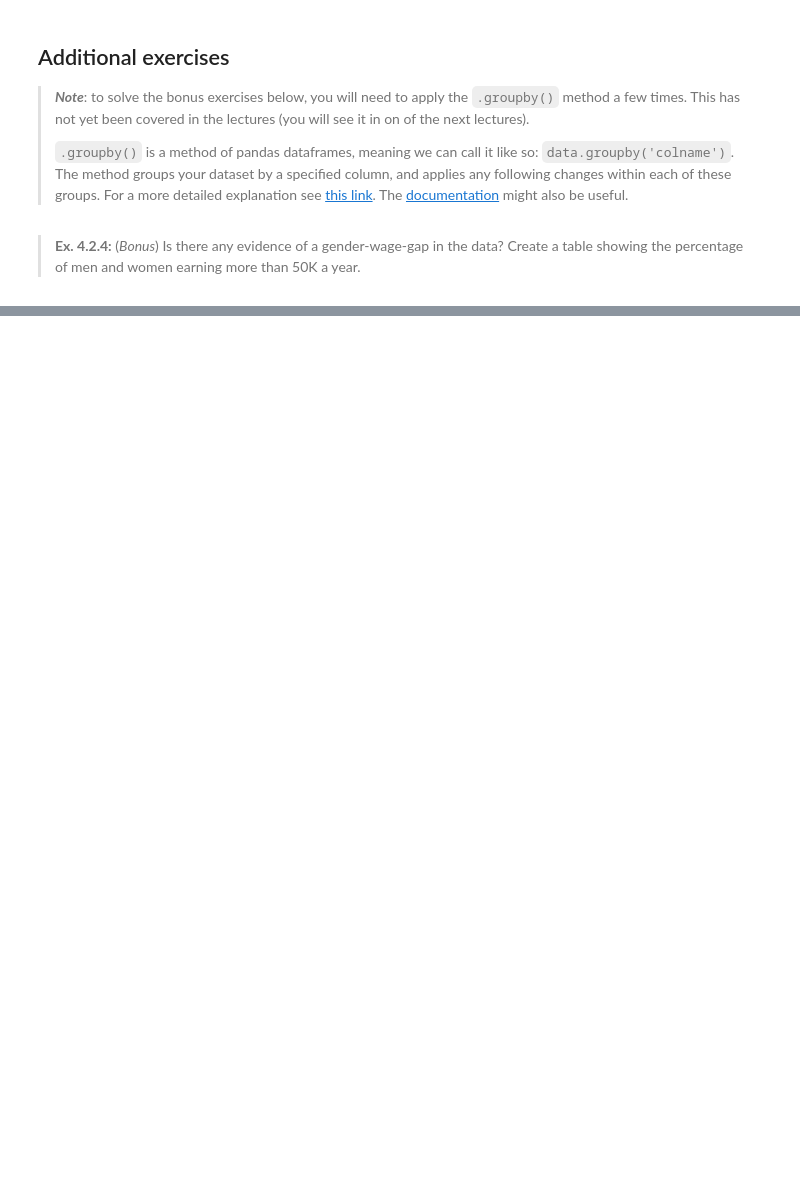
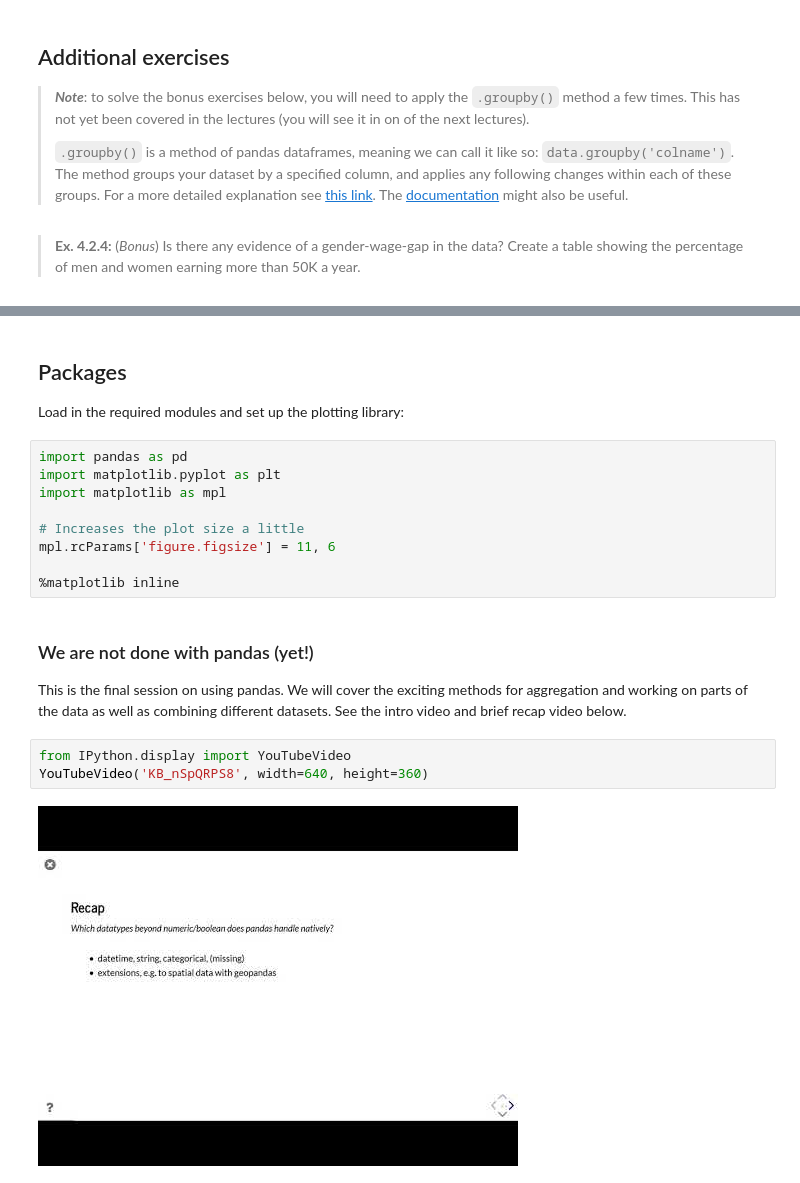
Before and after one commit to joachimkrasmussen/ISDS, a Jupyter notebook: session_2b/module_2_vid+exc_new.ipynb, the cells around one changed output, grey strips where cells are left out. Saved outputs shown, nothing was run; the diff lists cells and outputs as text; blank space fills up the shorter version.

```diff
--- a/session_2b/module_2_vid+exc_new.ipynb
+++ b/session_2b/module_2_vid+exc_new.ipynb
@@ -377,0 +641,20 @@ YouTubeVideo('mohBV7crmsU', width=640, height=360)
+# %% [markdown]
+## Packages
+Load in the required modules and set up the plotting library:
+# %%
+import pandas as pd
+import matplotlib.pyplot as plt
+import matplotlib as mpl
+
+# Increases the plot size a little
+mpl.rcParams['figure.figsize'] = 11, 6
+
+%matplotlib inline
+# %% [markdown]
+### We are not done with pandas (yet!)
+This is the final session on using pandas. We will cover the exciting methods for aggregation and working on parts of the data as well as combining different datasets. See the intro video and brief recap video below.
+# %%
+from IPython.display import YouTubeVideo
+YouTubeVideo('KB_nSpQRPS8', width=640, height=360)
+# %% [output]
+[figure, added]
```
Also changed, not shown: parts of 143 cells of this notebook, 5 other files.
